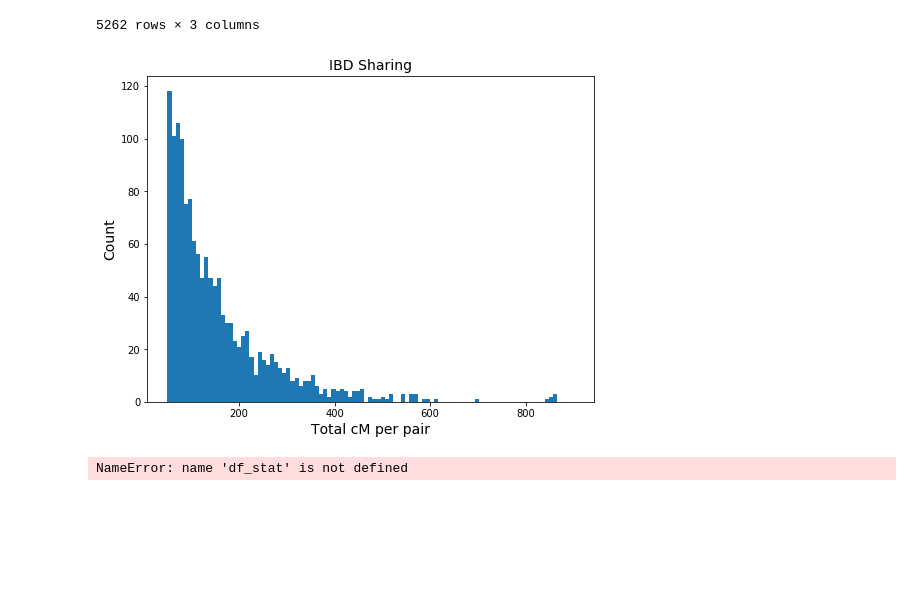
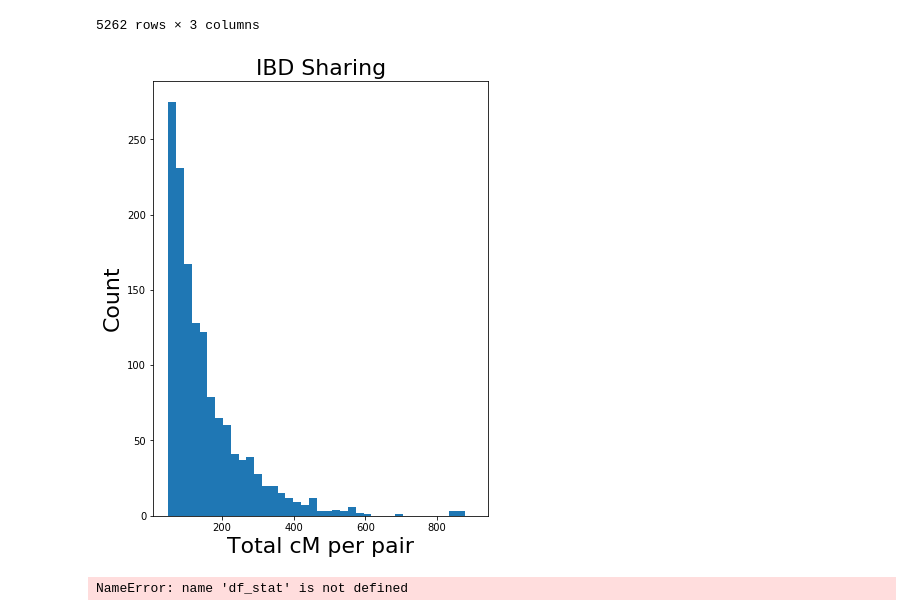
Before and after one commit to hringbauer/Boechera_Analysis, a Jupyter notebook: BlockMergeScript/BeforeAfterMerging.ipynb, the cells around one changed output. Saved outputs shown, nothing was run; the diff lists cells and outputs as text; code cells hidden in the pictures; blank space fills up the shorter version.

```diff
--- a/BlockMergeScript/BeforeAfterMerging.ipynb
+++ b/BlockMergeScript/BeforeAfterMerging.ipynb
@@ -191,15 +191,15 @@ df_stat
 |  | CB480 | 11 | 320.564 | 143.643 |
 5262 rows × 3 columns
 # %%
-plt.figure(figsize=(8,6))
-bins=np.linspace(50,900, 100)
+plt.figure(figsize=(6,8))
+bins=np.linspace(50,900, 40)
 plt.hist(df_stat["sum"], bins=bins)
-plt.title("IBD Sharing", fontsize=14)
-plt.xlabel("Total cM per pair", fontsize=14)
-plt.ylabel("Count", fontsize=14)
+plt.title("IBD Sharing", fontsize=22)
+plt.xlabel("Total cM per pair", fontsize=22)
+plt.ylabel("Count", fontsize=22)
 plt.show()
 # %% [output]
-[figure, old version]
+[figure, new version]
 # %%
 df100 = df_stat[df_stat["max"]>100]
 df100
```
Also changed, not shown: parts of 1 cell of this notebook, 7 other files.
